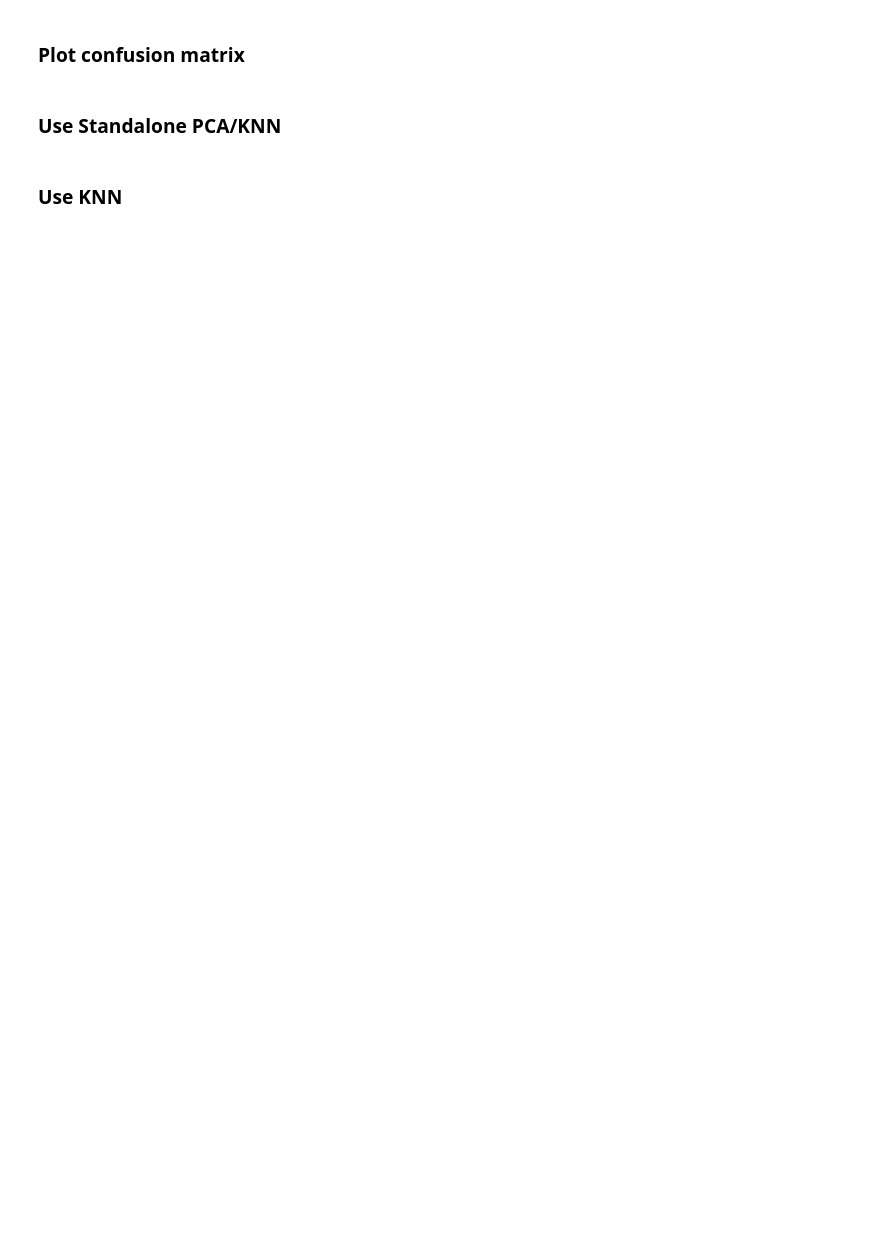
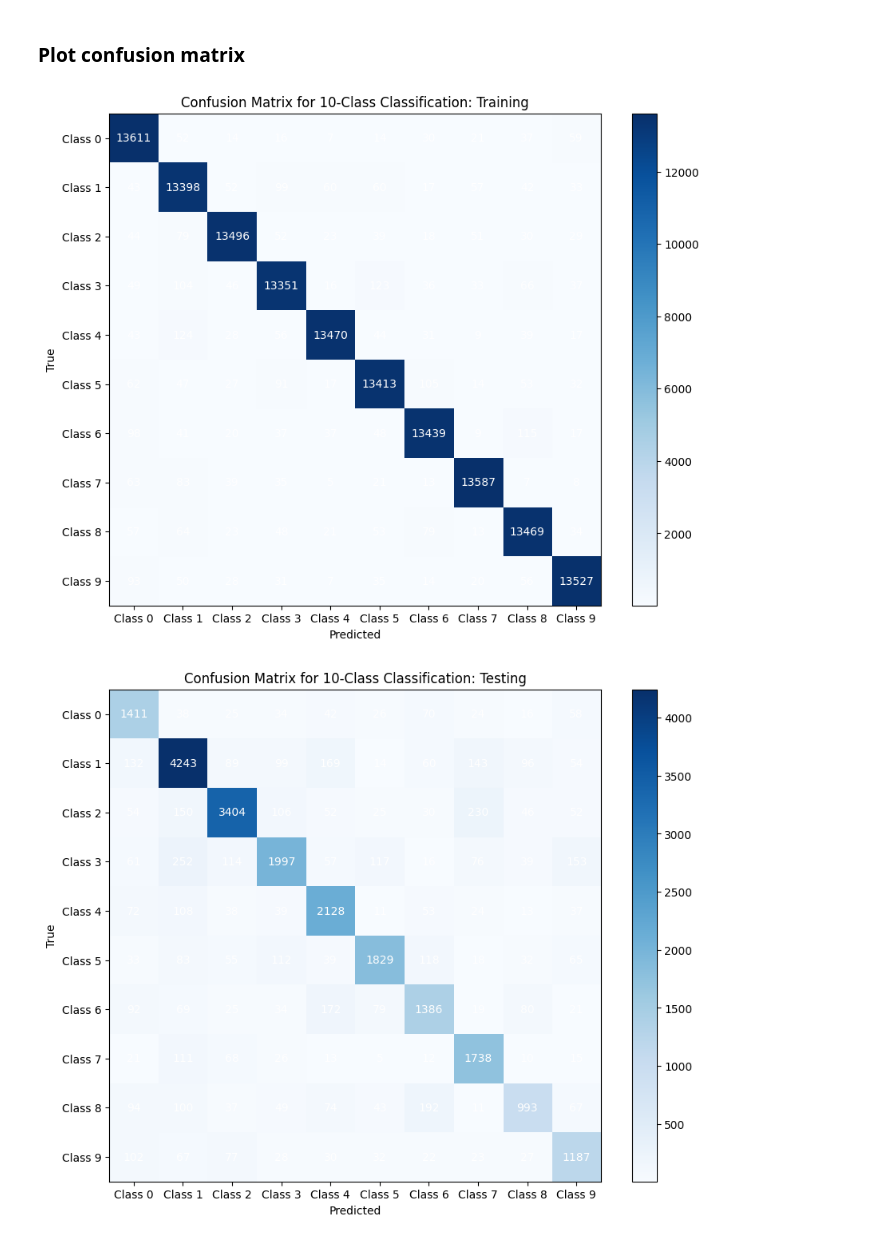
Before and after one commit to bisaacma-iteso/aprendizaje_automatico, a Jupyter notebook: aprendiendo-machin/notebooks/10.bima_confusion_matrix.ipynb, the cells around one changed output. Saved outputs shown, nothing was run; the diff lists cells and outputs as text; code cells hidden in the pictures; blank space fills up the shorter version.

Commit message:
Great accuracy (97% training) (78% testing)

```diff
--- a/aprendiendo-machin/notebooks/10.bima_confusion_matrix.ipynb
+++ b/aprendiendo-machin/notebooks/10.bima_confusion_matrix.ipynb
@@ -478,7 +477,9 @@ steps=[
                                                extra_filter='median',
                                                use_gpu=False)),
     ('pca', PCA(n_components=47)),
-    ('knn', KNeighborsClassifier(n_neighbors=30))
+    ('svm', SVC(C=1,
+                kernel='poly',
+                degree=6))
 ])
 
 knn_pipeline.fit(X_train, Y_train)
@@ -500,0 +516,5 @@ knn_pipeline.score(X_train, Y_train)
+# %%
+extra_dataset = dataset_cropped_digits_raw["extra"]
+Y_extra_predict = knn_pipeline.predict(extra_dataset["image"])
+Y_extra = Y_extra_predict["label"]
+accuracy_score(Y_extra, Y_extra_predict)
@@ -501,43 +523,54 @@ knn_pipeline.score(X_train, Y_train)
 # %%
 debug_predict = X_train
 Y_train_predict = knn_pipeline.predict(debug_predict)
+# %%
+debug_predict = ds_test_images
+Y_test_predict = knn_pipeline.predict(debug_predict)
 # %% [markdown]
 ### Plot confusion matrix
 # %%
 import matplotlib.pyplot as plt
 from sklearn.metrics import confusion_matrix
 
 # Assuming Y_test and Y_test_predict are defined
 # Example:
 # Y_test = [true labels]
 # Y_test_predict = [predicted labels]
 
-confm = confusion_matrix(Y_train, Y_train_predict)
+confussion_array = [
+    ['Training', Y_train_predict, Y_train],
+    ['Testing', Y_test_predict, Y_test],
+    ['Extra', Y_extra_predict, Y_extra]
+]
 
-# Create a figure
-plt.figure(figsize=(10, 8))
+for prediction in confussion_array:
+    confm = confusion_matrix(prediction[2], prediction[1])
 
-# Plot the confusion matrix as an image (heatmap)
-plt.imshow(confm, interpolation='nearest', cmap='Blues')
+    # Create a figure
+    plt.figure(figsize=(10, 8))
 
-# Add a colorbar
-plt.colorbar()
+    # Plot the confusion matrix as an image (heatmap)
+    plt.imshow(confm, interpolation='nearest', cmap='Blues')
 
-# Add annotations (the counts on each cell)
-for i in range(confm.shape[0]):
-    for j in range(confm.shape[1]):
-        plt.text(j, i, f'{confm[i, j]}', ha='center', va='center', color='white')
+    # Add a colorbar
+    plt.colorbar()
 
-# Add labels and title
-plt.xlabel('Predicted')
-plt.ylabel('True')
-plt.title('Confusion Matrix for 10-Class Classification')
+    # Add annotations (the counts on each cell)
+    for i in range(confm.shape[0]):
+        for j in range(confm.shape[1]):
+            plt.text(j, i, f'{confm[i, j]}', ha='center', va='center', color='white')
 
-# Set ticks for the x and y axes
-plt.xticks(np.arange(10), [f'Class {i}' for i in range(10)])
-plt.yticks(np.arange(10), [f'Class {i}' for i in range(10)])
+    # Add labels and title
+    plt.xlabel('Predicted')
+    plt.ylabel('True')
+    plt.title(f'Confusion Matrix for 10-Class Classification: {prediction[0]}')
 
-# Show the plot
-plt.show()
+    # Set ticks for the x and y axes
+    plt.xticks(np.arange(10), [f'Class {i}' for i in range(10)])
+    plt.yticks(np.arange(10), [f'Class {i}' for i in range(10)])
+
+    # Show the plot
+    plt.show()
+# %% [output]
+[figure, added]
+[figure, added]
-# %% [markdown]
-### Use Standalone PCA/KNN
@@ -562,2 +576,0 @@ X_test_new  = pca.fit_transform(transformer.transform(ds_test_images))
-# %% [markdown]
-### Use KNN
```
Also changed, not shown: parts of 20 cells of this notebook.
